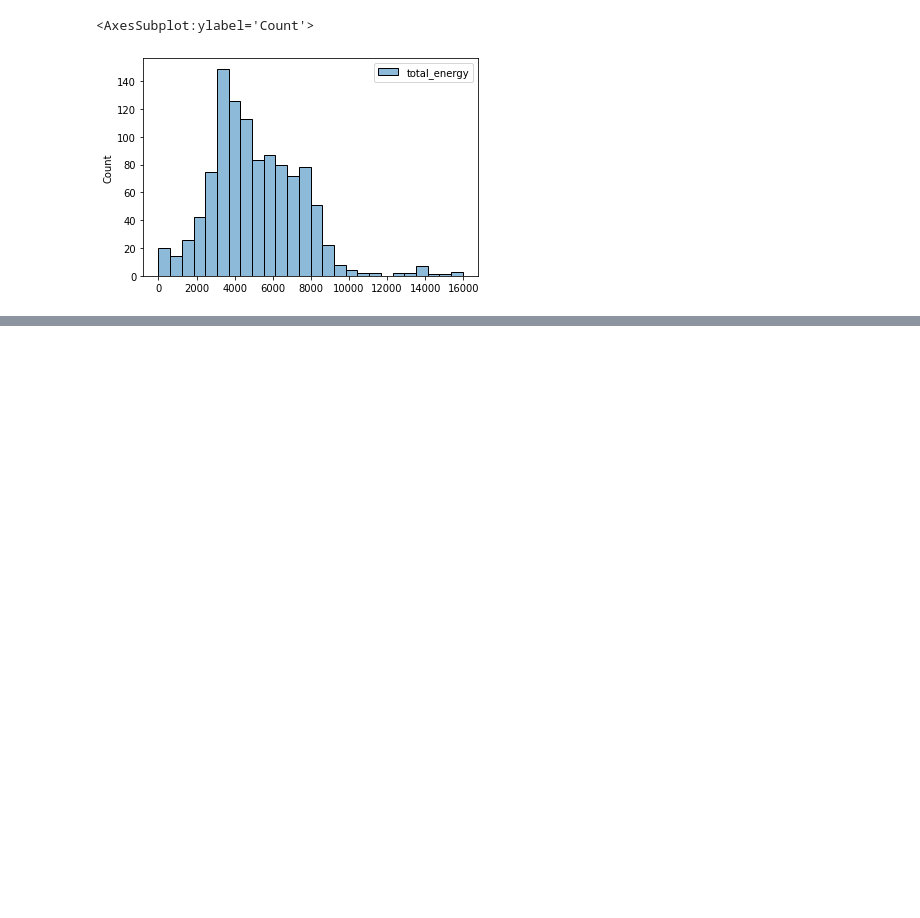
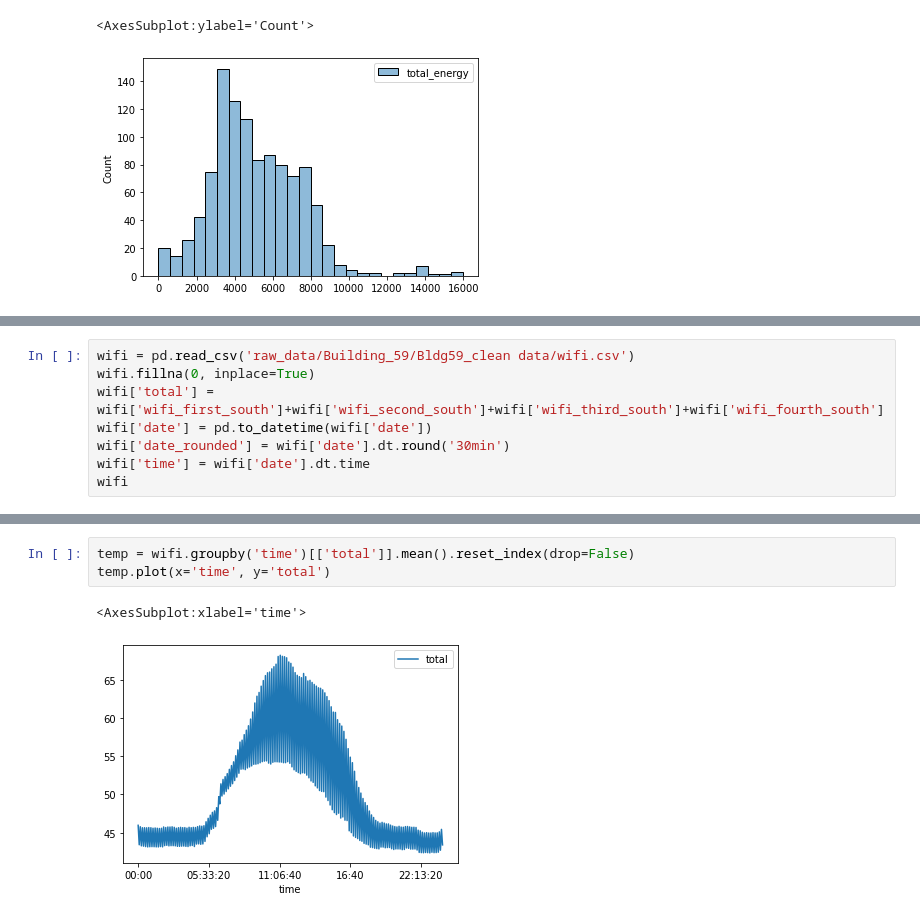
Before and after one commit to kmcguigan1/WATAI2023_energy_demand_modelling, a Jupyter notebook: build_data.ipynb, the cells around one changed output, grey strips where cells are left out. Saved outputs shown, nothing was run; the diff lists cells and outputs as text; blank space fills up the shorter version.

```diff
--- a/build_data.ipynb
+++ b/build_data.ipynb
@@ -47,0 +118,8 @@ weather.head()
+# %%
+wifi = pd.read_csv('raw_data/Building_59/Bldg59_clean data/wifi.csv')
+wifi.fillna(0, inplace=True)
+wifi['total'] = wifi['wifi_first_south']+wifi['wifi_second_south']+wifi['wifi_third_south']+wifi['wifi_fourth_south']
+wifi['date'] = pd.to_datetime(wifi['date'])
+wifi['date_rounded'] = wifi['date'].dt.round('30min')
+wifi['time'] = wifi['date'].dt.time
+wifi
@@ -47,0 +140,6 @@ weather.head()
+# %%
+temp = wifi.groupby('time')[['total']].mean().reset_index(drop=False)
+temp.plot(x='time', y='total')
+# %% [output]
+<AxesSubplot:xlabel='time'>
+[figure, added]
```
Also changed, not shown: parts of 10 cells of this notebook, 2 other files.
